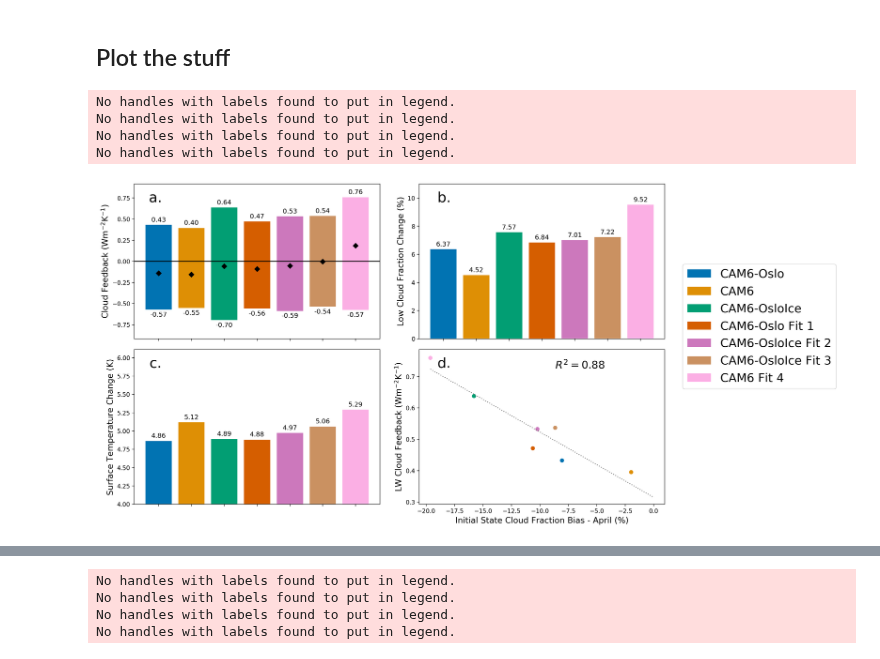
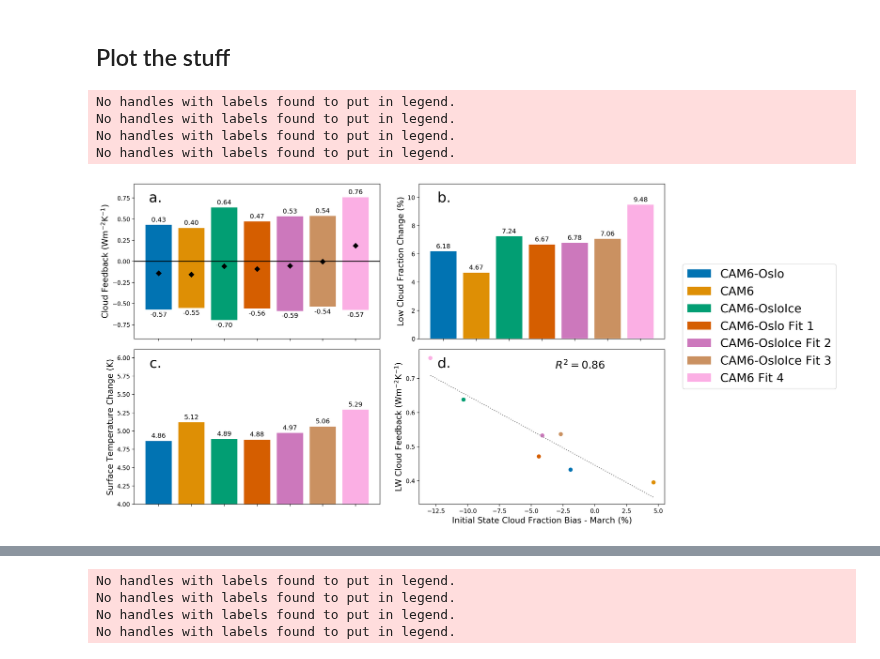
Before and after one commit to jshaw35/netcdf_analysis, a Jupyter notebook: paper_figures/figure5_feedbacks.ipynb, the cells around one changed output, grey strips where cells are left out. Cells and saved outputs as stored; diff of their text form; code cells hidden in the pictures.

```diff
--- a/paper_figures/figure5_feedbacks.ipynb
+++ b/paper_figures/figure5_feedbacks.ipynb
@@ -218,9 +221,11 @@ for i in model_pairs:
     _init_path = '%s%s/%s.nc' % (init_dir,_pair[0],_pair[0])
 
     _initall = xr.open_dataset(_init_path)
-    _temp_dat = _initall['CLDTOT_CAL'].sel(time=slice('2010-02-01','2013-01-01'))#.groupby('time.season').mean('time')
+    _initall['time'] = _initall['time_bnds'].isel(bnds=0)
+
+    _temp_dat = _initall['CLDTOT_CAL'].sel(time=slice('2009-06-01','2013-05-01'))#.groupby('time.season').mean('time')
     winter_totcloud_init[i] = _temp_dat
-    _temp_dat = _initall['CLDLOW_CAL'].sel(time=slice('2010-02-01','2013-01-01'))#.groupby('time.season').mean('time')
+    _temp_dat = _initall['CLDLOW_CAL'].sel(time=slice('2009-06-01','2013-05-01'))#.groupby('time.season').mean('time')
     winter_lowcloud_init[i] = _temp_dat
 
     _initall.close()
@@ -247,8 +252,8 @@ apr_totcloud_dict = {}
 fma_totcloud_dict = {}
 for i in winter_totcloud_init:
     _ds = add_weights(winter_totcloud_init[i])
-    _apr_mean = _ds.groupby('time.month').mean('time').sel(month=4)
-    _fma_mean = _ds.groupby('time.month').mean('time').sel(month=[2,3,4]).mean('month')
+    _apr_mean = _ds.groupby('time.month').mean('time').sel(month=3)
+    _fma_mean = _ds.groupby('time.month').mean('time').sel(month=[1,2,3]).mean('month')
     mask = _ds['lat'] < 66
     _apr_avg = masked_average(_apr_mean,dim=['lat','lon'],weights=_apr_mean['cell_weight'],mask=mask)
     _fma_avg = masked_average(_fma_mean,dim=['lat','lon'],weights=_fma_mean['cell_weight'],mask=mask)
@@ -296,12 +301,15 @@ for i in model_pairs:
     _pert_path = '%s%s/%s.nc' % (pert_dir,_pair[1],_pair[1])
 
     _initall = xr.open_dataset(_init_path)
-    _temp_dat = _initall['CLDLOW_CAL'].sel(time=slice('2010-02-01','2013-01-01')).groupby('time.month').mean('time')
+    _initall['time'] = _initall['time_bnds'].isel(bnds=0)
+    _temp_dat = _initall['CLDLOW_CAL'].sel(time=slice('2009-06-01','2013-05-01')).groupby('time.month').mean('time')
+#     _temp_dat = _initall['CLDLOW_CAL'].sel(time=slice('2010-02-01','2013-01-01')).groupby('time.month').mean('time')
     low_cloud_init[i] = _temp_dat
     _initall.close()
 
     _pertall = xr.open_dataset(_pert_path)
-    _temp_dat = _pertall['CLDLOW_CAL'].sel(time=slice('2010-02-01','2013-01-01')).groupby('time.month').mean('time')
+    _pertall['time'] = _pertall['time_bnds'].isel(bnds=0)
+    _temp_dat = _pertall['CLDLOW_CAL'].sel(time=slice('2009-06-01','2013-05-01')).groupby('time.month').mean('time')
     low_cloud_pert[i] = _temp_dat
     _pertall.close()
 # %% [output]
@@ -369,12 +377,12 @@ dT_plt,dT_axes,_ = barplot_single(case_dict2b,out2,'filler',
 
 # Do correlation
 y = np.array(out2['cloudlw_fb'])
-x = np.array(apr_totcloud) - float(arc_mean.sel(month=4))
+x = np.array(apr_totcloud) - float(arc_mean.sel(month=3))
 
 model = LinearRegression()
 model.fit(x.reshape(-1,1), y.reshape(-1,1))
 # x_new = np.linspace(min(x), max(x), 100)
-x_new = np.linspace(min(x), 0, 100)
+x_new = np.linspace(min(x), max(x), 100)
 y_new = model.predict(x_new[:, np.newaxis])
 y_pred = model.predict(x.reshape(-1,1))
 categories = np.array([0, 1, 2, 3, 4, 5, 6, 7])
@@ -404,32 +412,32 @@ axs[2].set_ylim((4,axs[2].get_ylim()[1]))
 
 
 axs[3].set_ylabel('LW Cloud Feedback (Wm$^{-2}$K$^{-1}$)',fontsize=14)
-axs[3].set_xlabel('Initial State Cloud Fraction Bias - April (%)',fontsize=14)
+axs[3].set_xlabel('Initial State Cloud Fraction Bias - March (%)',fontsize=14)
 
 fig.text(0.65, 0.44, '$R^2 = %.2f$' % r2_score(y, y_pred), va='bottom', ha='center', rotation='horizontal',
          rotation_mode='anchor', fontsize=18)
 
 fig.text(0.15, 0.83, 'a.', va='bottom', ha='center', rotation='horizontal',
          rotation_mode='anchor', fontsize=24)
 fig.text(0.49, 0.83, 'b.', va='bottom', ha='center', rotation='horizontal',
          rotation_mode='anchor', fontsize=24)
 fig.text(0.15, 0.44, 'c.', va='bottom', ha='center', rotation='horizontal',
          rotation_mode='anchor', fontsize=24)
 fig.text(0.49, 0.44, 'd.', va='bottom', ha='center', rotation='horizontal',
          rotation_mode='anchor', fontsize=24)
 
 labels = []; lines = [] #Plot invisible bar graph but have the legends specified
 for _key,_color in zip(case_dict2b,sns.color_palette('colorblind')):
     labels.append(label_dict[_key])
     _line = axs[0].bar(1,1,width=0,color=_color)
     lines.append(_line)
 
 lgd = fig.legend(labels=labels,handles=lines,loc=(0.78, 0.40),fontsize=20)
 
 fig.subplots_adjust(right=0.75)
 # %% [output]
 No handles with labels found to put in legend.
 No handles with labels found to put in legend.
 No handles with labels found to put in legend.
 No handles with labels found to put in legend.
-[figure, old version]
+[figure, new version]
```
Also changed, not shown: parts of 5 cells of this notebook, 1 other file.
